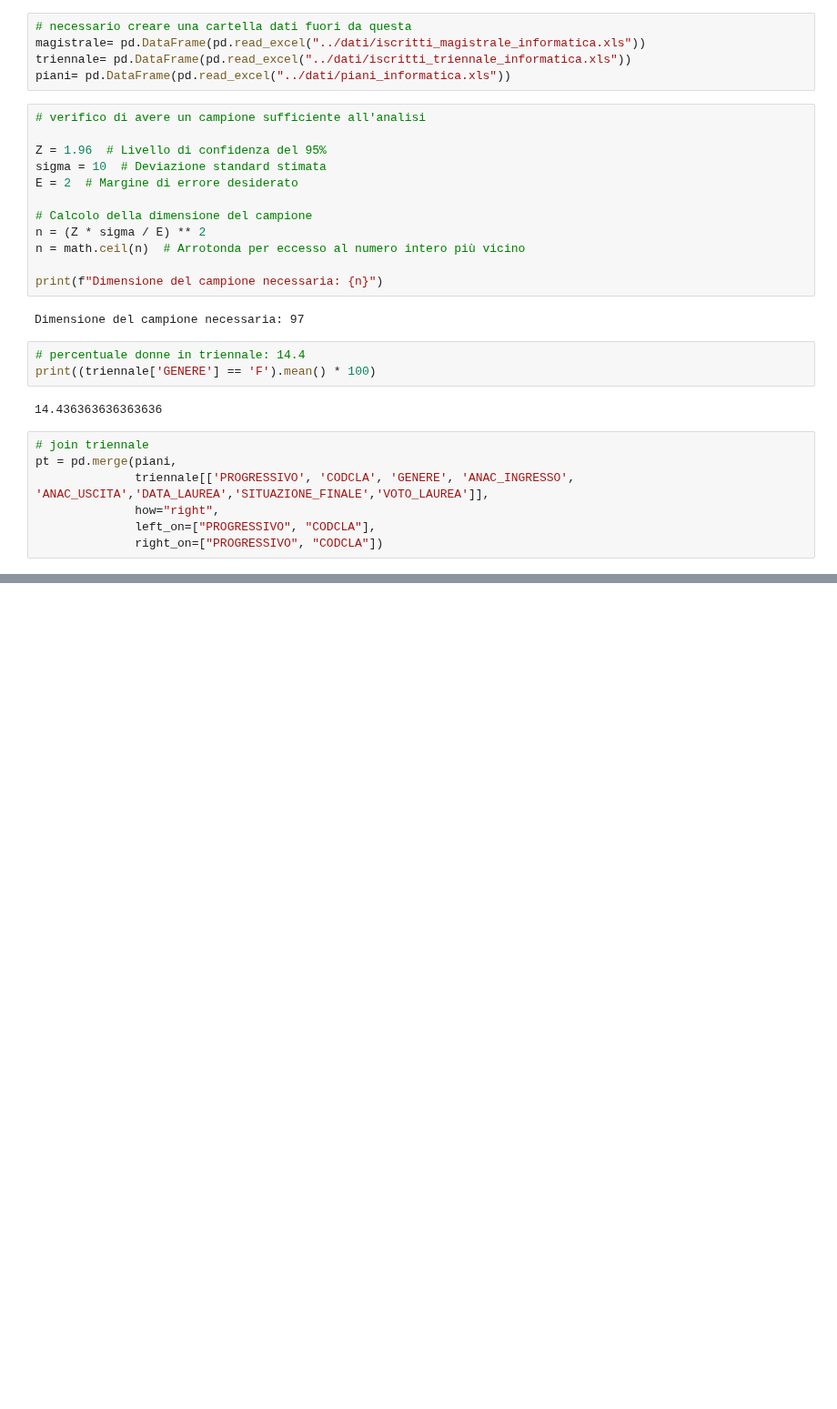
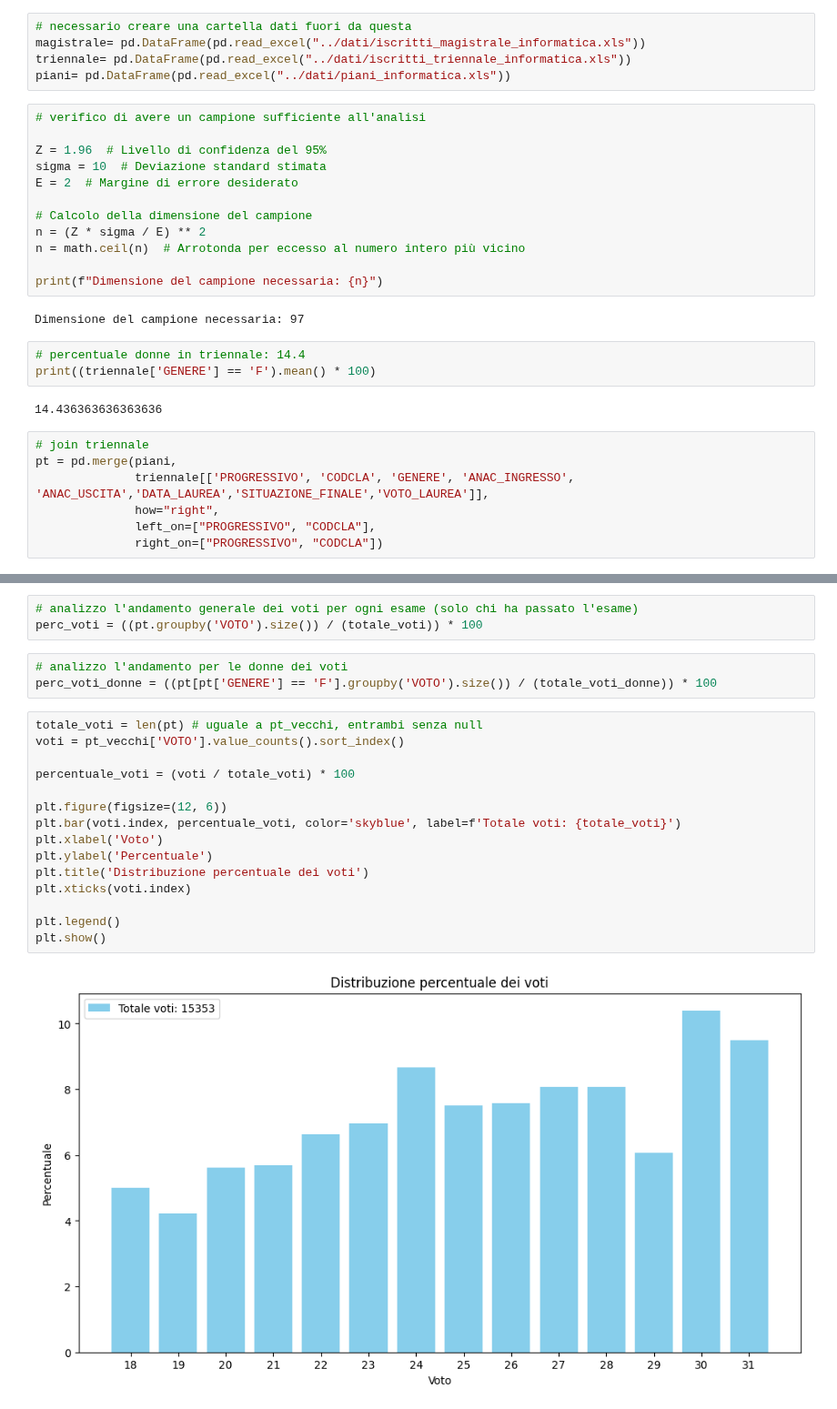
Before and after one commit to lallabelloni/Analisi-differenza-genere-Data-Science, a Jupyter notebook: progetto2.ipynb, the cells around one changed output, grey strips where cells are left out. Shown at 91% size. Drawn from its saved outputs; the diff is of its cells as text; blank space fills up the shorter version.

```diff
--- a/progetto2.ipynb
+++ b/progetto2.ipynb
@@ -160,0 +207,23 @@ plt.show()
+# %%
+# analizzo l'andamento generale dei voti per ogni esame (solo chi ha passato l'esame)
+perc_voti = ((pt.groupby('VOTO').size()) / (totale_voti)) * 100
+# %%
+# analizzo l'andamento per le donne dei voti
+perc_voti_donne = ((pt[pt['GENERE'] == 'F'].groupby('VOTO').size()) / (totale_voti_donne)) * 100
+# %%
+totale_voti = len(pt) # uguale a pt_vecchi, entrambi senza null
+voti = pt_vecchi['VOTO'].value_counts().sort_index()
+
+percentuale_voti = (voti / totale_voti) * 100
+
+plt.figure(figsize=(12, 6))
+plt.bar(voti.index, percentuale_voti, color='skyblue', label=f'Totale voti: {totale_voti}')
+plt.xlabel('Voto')
+plt.ylabel('Percentuale')
+plt.title('Distribuzione percentuale dei voti')
+plt.xticks(voti.index)
+
+plt.legend()
+plt.show()
+# %% [output]
+[figure, added]
```
Also changed, not shown: parts of 36 cells of this notebook, 1 other file.
